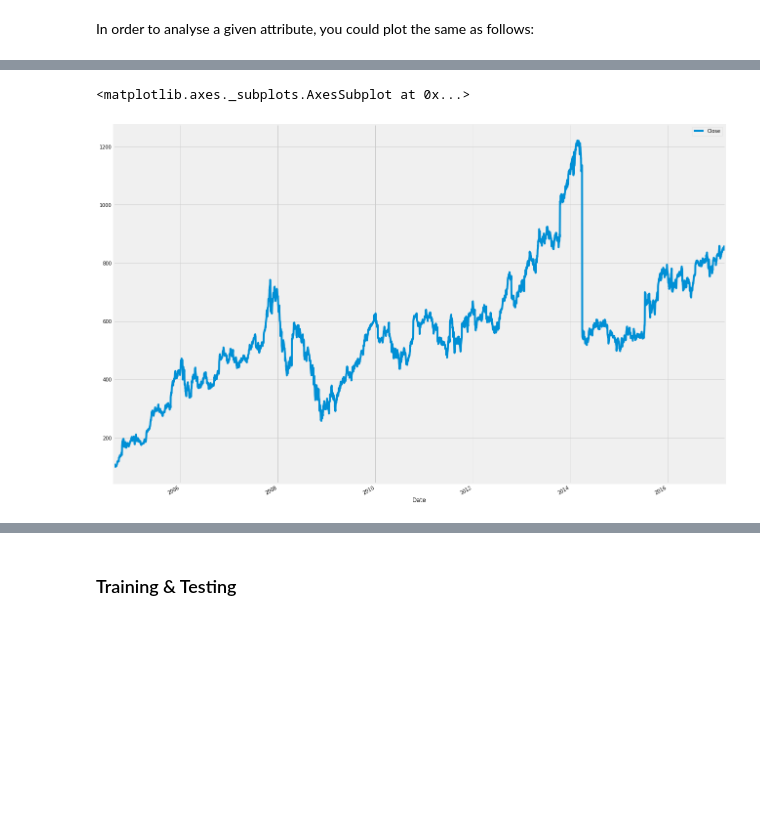
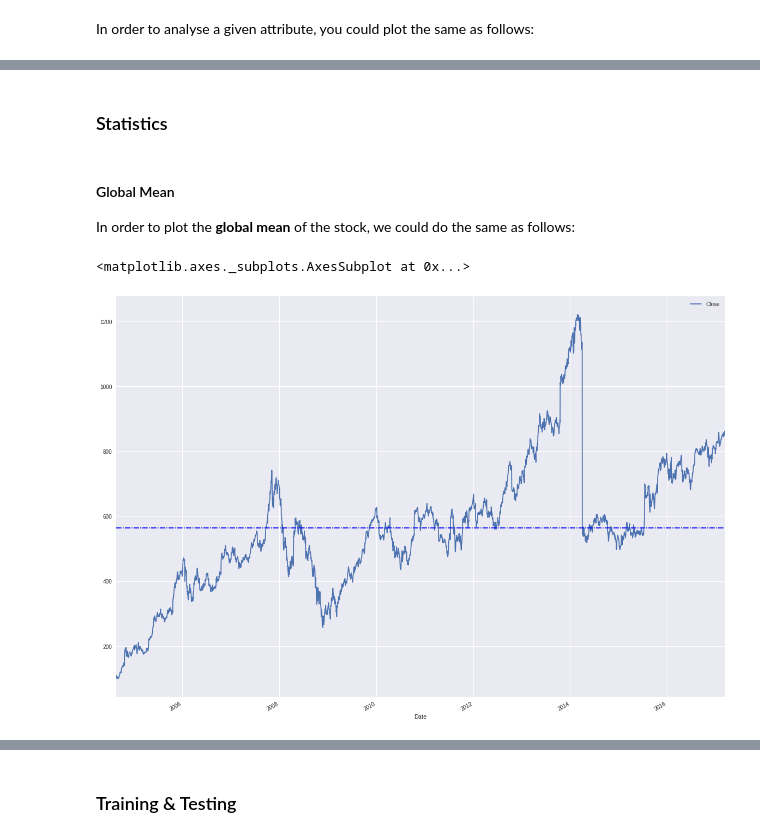
Before and after one commit to achillesrasquinha/bulbea, a Jupyter notebook: examples/bulbea.ipynb, the cells around one changed output, grey strips where cells are left out. Cells and saved outputs as stored; diff of their text form; code cells hidden in the pictures; blank space fills up the shorter version.

```diff
--- a/examples/bulbea.ipynb
+++ b/examples/bulbea.ipynb
@@ -12,9 +14,9 @@ In order to analyse a desired share, we use the `Share` object defined under `bu
 # %%
-source, symbol, alias = 'YAHOO', 'GOOGL', 'Google'
+source, ticker = 'YAHOO', 'GOOGL'
 # %% [markdown]
 Go ahead and create a `Share` object as follows:
 # %%
-share = bb.Share(source, symbol, alias)
+share = bb.Share(source, ticker)
 # %% [markdown]
 By default, a `Share` object for a said source and symbol provides you historical data since a company's inception, as a `pandas.DataFrame` object. In order to access the same, use the `Share` object's member variable - `data` as follows:
 # %%
@@ -32,7 +34,2 @@ data.tail(nsamples)
 # %% [markdown]
 In order to analyse a given attribute, you could plot the same as follows:
-# %%
-import matplotlib.pyplot as pplt
-pplt.style.use('fivethirtyeight')
-
-% matplotlib inline
@@ -39,5 +50,10 @@ pplt.style.use('fivethirtyeight')
+# %% [markdown]
+### Statistics
+# %% [markdown]
+#### Global Mean
+In order to plot the **global mean** of the stock, we could do the same as follows:
 # %%
-data[['Close']].plot(figsize = (20, 15))
+share.plot(figsize = (20, 15), global_mean = True)
 # %% [output]
 <matplotlib.axes._subplots.AxesSubplot at 0x...>
-[figure, old version]
+[figure, new version]
```
Also changed, not shown: parts of 16 cells of this notebook, 1 other file.
